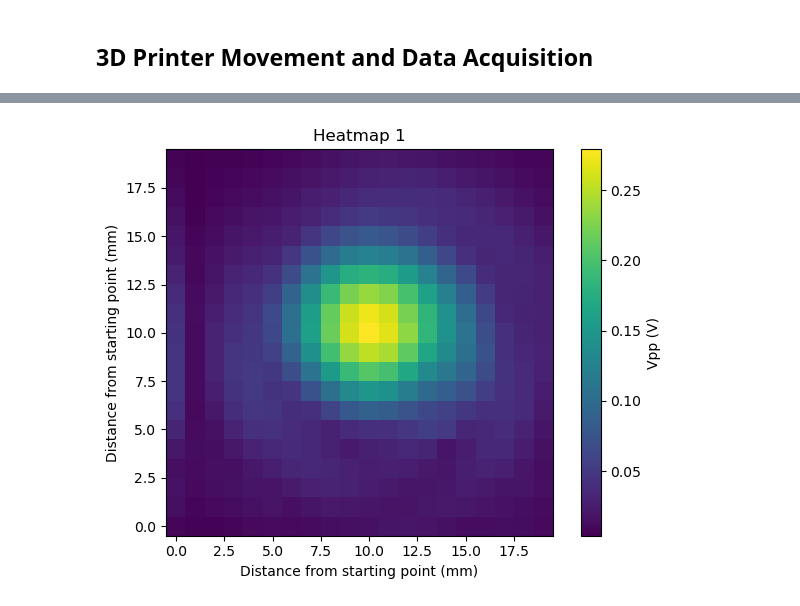
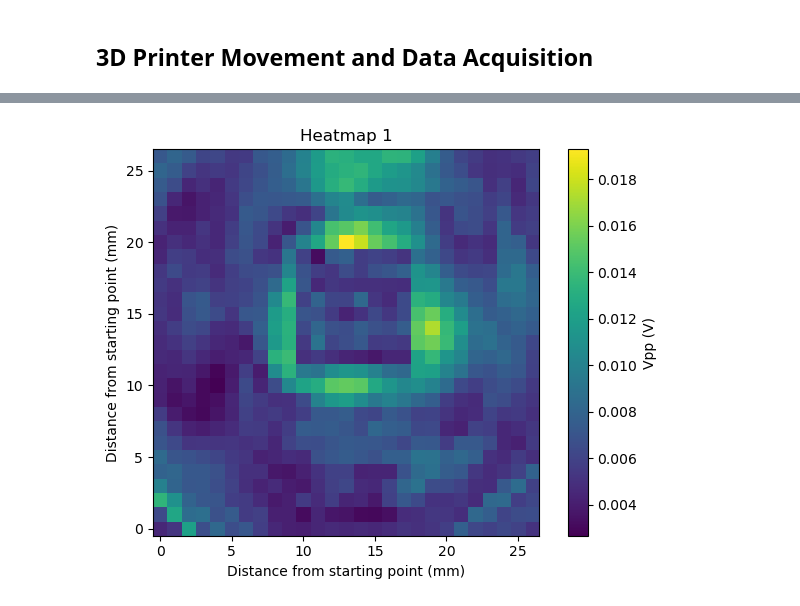
Before and after one commit to krishatch/senior-design, a Jupyter notebook: ultrasonic_image_triggers.ipynb, the cells around one changed output, grey strips where cells are left out. Cells and saved outputs as stored; diff of their text form; code cells hidden in the pictures.

Commit message:
more images

```diff
--- a/ultrasonic_image_triggers.ipynb
+++ b/ultrasonic_image_triggers.ipynb
@@ -88,19 +100,0 @@ p.send("G1 Y1 F1000")
-# %%
-# Find peak (center)
-p.send("G1 X-5 Y-5 F1000")
-(x_max, y_max) = (0,0)
-max_measure = 0
-for i in tqdm(range(10)):
-    for j in tqdm(range(10)):
-        measurement = measure_scope_vpp()
-        if measurement > max_measure:
-            max_measure = measurement
-            x_max = j
-            y_max = i
-        p.send("G1 X1 F1000")
-        time.sleep(0.5)
-    p.send("G1 X-10 Y1 F1000")
-    time.sleep(3)
-p.send("G1 Y-10 F1000")
-time.sleep(5)
-p.send(f"G1 X{x_max} Y{y_max} F1000")
@@ -109,9 +101,9 @@ p.send("G1 Z-50 F12000")
 # %%
 z_planes = 1
-y_points = 50
-x_points = 50
-x_range = 50 # mm
-y_range = 50 # mm
+y_points = 27
+x_points = 27
+x_range = 81 # mm
+y_range = 81 # mm
 x_movement = x_range / x_points
 y_movement = y_range / y_points
 measurements = np.zeros((z_planes, y_points, x_points))
@@ -126,9 +118,10 @@ for i in tqdm(range(z_planes)): # Z
             time.sleep(0.15)
         # Measure last x point
         p.send(f"G1 X-{x_range} Y{y_movement} F1000")
-        time.sleep(3)
+        time.sleep(7)
     # p.send(f"G1 Y-{y_range} Z10 F3000")
     time.sleep(5)
 # p.send(f'G1 X{x_range/2} Y{y_range/2} Z{z_planes * 10} F12000')
 # p.send(f'G1 X-{x_range/2} Y-{y_range/2} F12000')
+p.send(f'G1 X{x_range/2} Y-{y_range/2} F1000') # Moves back to center
 print(measurements)
@@ -157,21 +128,23 @@ p.send("G1 Y10 F1000")
 # %%
 # Plot and save
+
 img1 = plt.imshow(measurements[0], cmap="viridis", interpolation="nearest", origin="lower")
 plt.title("Heatmap 1")
 plt.xlabel("Distance from starting point (mm)")
 plt.ylabel("Distance from starting point (mm)")
 
 # Add colorbars
 plt.colorbar(img1, label="Vpp (V)")
 
 # Show the plots
 plt.tight_layout()  # Adjust layout to prevent overlap
 plt.show()
 
 # Save data
-np.savetxt("./images/4_16_25_base_3mm.csv", measurements[0], delimiter=",", fmt="%.2f")  # fmt controls number formatting
+# np.savetxt("./images/4_17_25_square_new_Tx_3mm.csv", measurements[0], delimiter=",", fmt="%.6f")  # fmt controls number formatting
+np.savetxt("./images/4_17_25_square_new_Tx_3mm.csv", measurements[0], delimiter=",")  # fmt controls number formatting
 # %% [output]
-[figure, old version]
+[figure, new version]
 # %%
 p.send("G1 Y5 F1000")
 # %%
```
Also changed, not shown: parts of 15 cells of this notebook, 13 other files.
